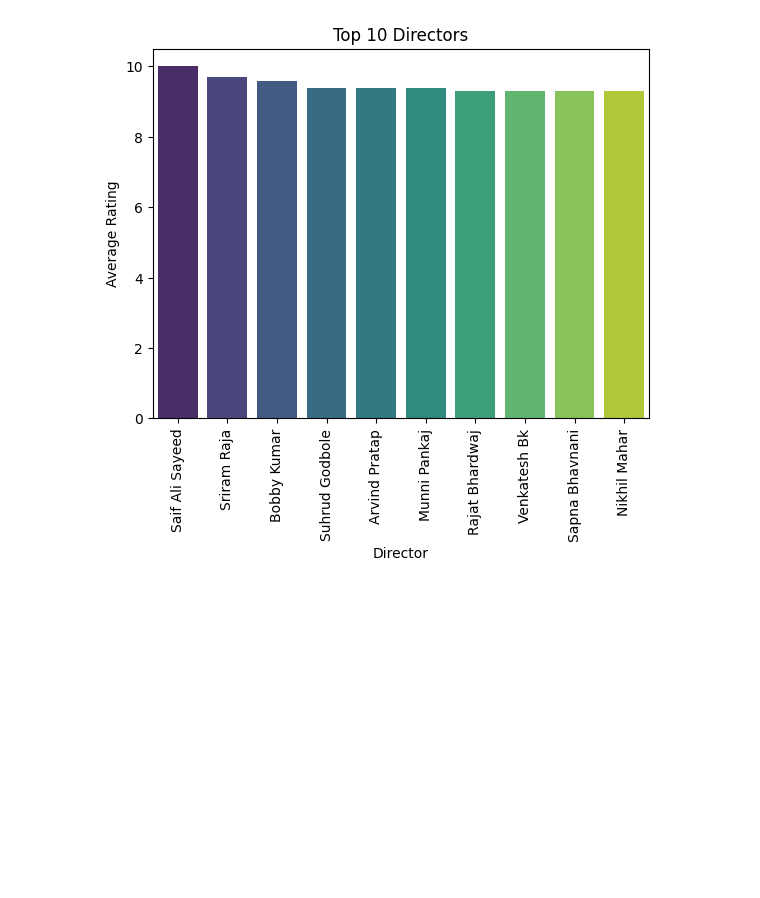
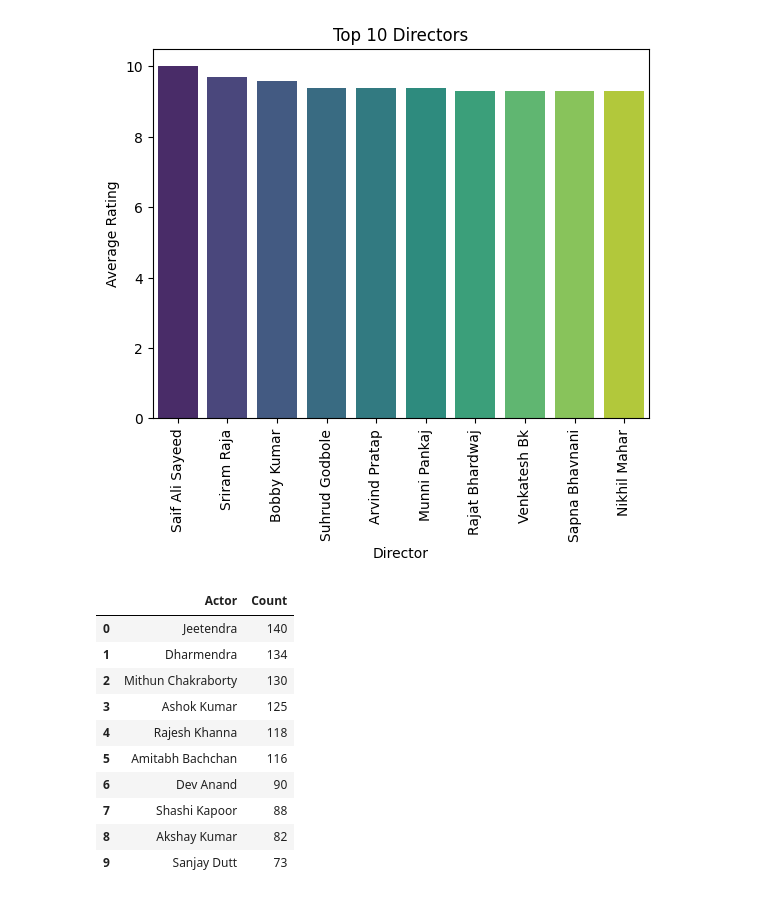
Before and after one commit to Sumit-Agnihotri/MOVIE_RATING_PREDICTION, a Jupyter notebook: Movie Rating Prediction.ipynb, the cells around one changed output. Cells and saved outputs as stored; diff of their text form; code cells hidden in the pictures; blank space fills up the shorter version.

```diff
--- a/Movie Rating Prediction.ipynb
+++ b/Movie Rating Prediction.ipynb
@@ -223,3 +223,20 @@ Passing `palette` without assigning `hue` is deprecated and will be removed in v
 
   sns.barplot(x="Director", y="Rating", data=top_directors, palette="viridis")
 [figure]
+# %%
+actor_counts = dataset["Actor 1"].value_counts().reset_index()
+actor_counts.columns = ["Actor", "Count"]
+top_actors = actor_counts.head(10)
+top_actors
+# %% [output]
+|  | Actor | Count |
+| 0 | Jeetendra | 140 |
+| 1 | Dharmendra | 134 |
+| 2 | Mithun Chakraborty | 130 |
+| 3 | Ashok Kumar | 125 |
+| 4 | Rajesh Khanna | 118 |
+| 5 | Amitabh Bachchan | 116 |
+| 6 | Dev Anand | 90 |
+| 7 | Shashi Kapoor | 88 |
+| 8 | Akshay Kumar | 82 |
+| 9 | Sanjay Dutt | 73 |
```
Also changed, not shown: parts of 1 cell of this notebook.
